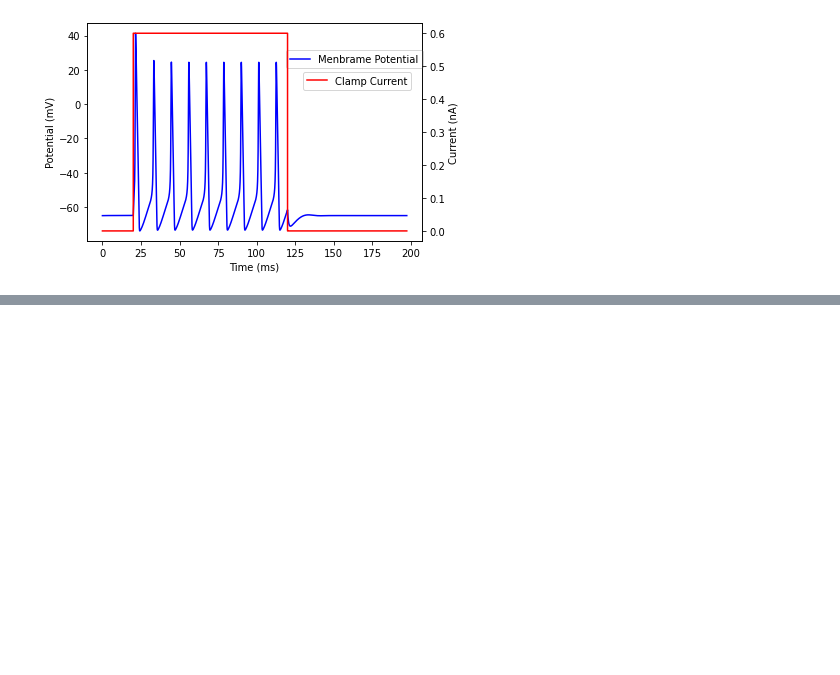
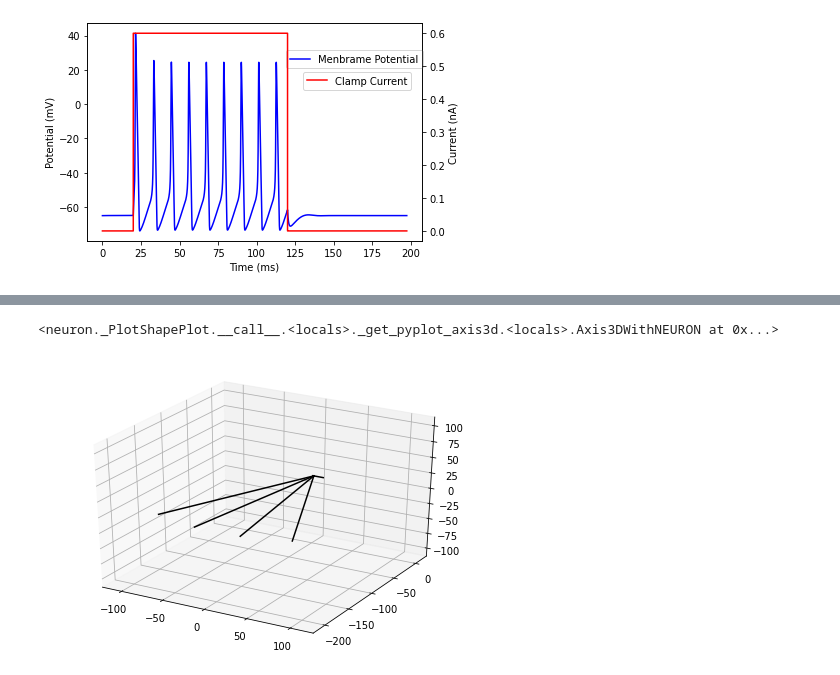
Before and after one commit to atakehiro/Neural_Simulator-Colab, a Jupyter notebook: NEURON1.ipynb, the cells around one changed output, grey strips where cells are left out. Saved outputs shown, nothing was run; the diff lists cells and outputs as text; code cells hidden in the pictures; blank space fills up the shorter version.

```diff
--- a/NEURON1.ipynb
+++ b/NEURON1.ipynb
@@ -85,0 +122,5 @@ plt.show()
+# %%
+h.PlotShape(False).plot(plt)
+# %% [output]
+<neuron._PlotShapePlot.__call__.<locals>._get_pyplot_axis3d.<locals>.Axis3DWithNEURON at 0x...>
+[figure, added]
```
Also changed, not shown: parts of 11 cells of this notebook.
